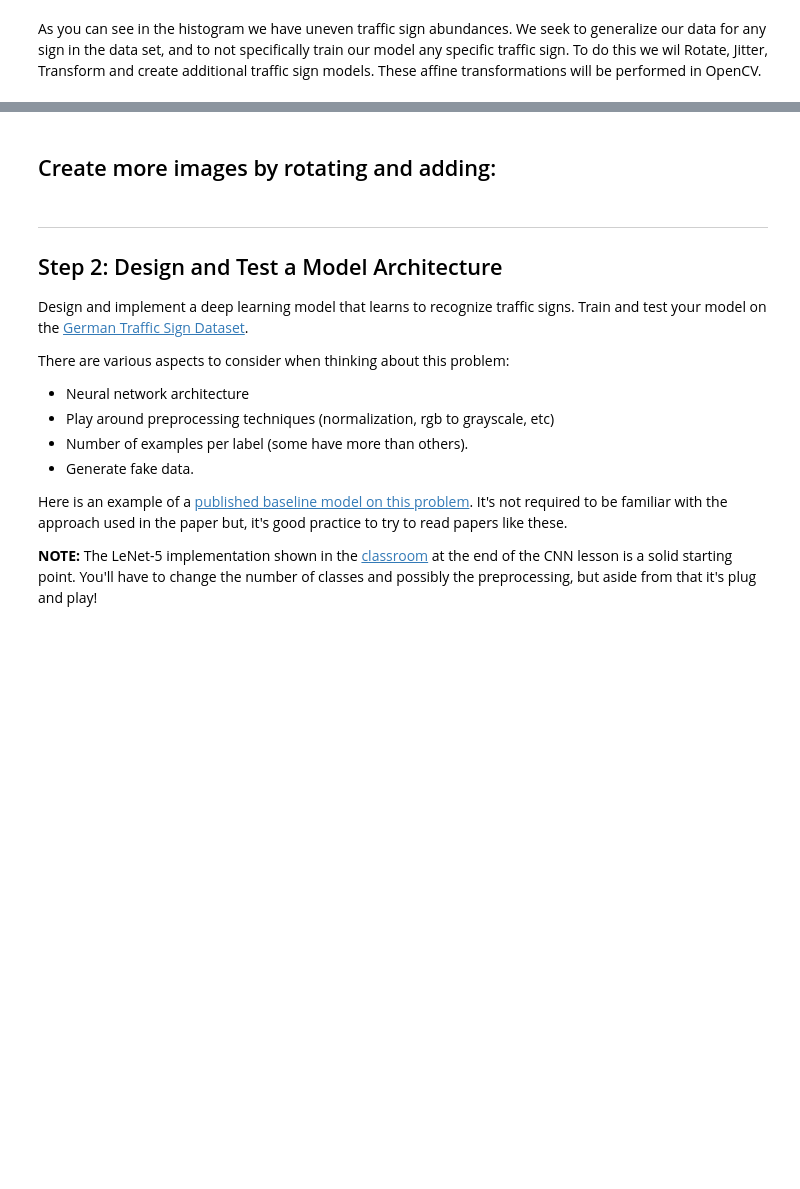
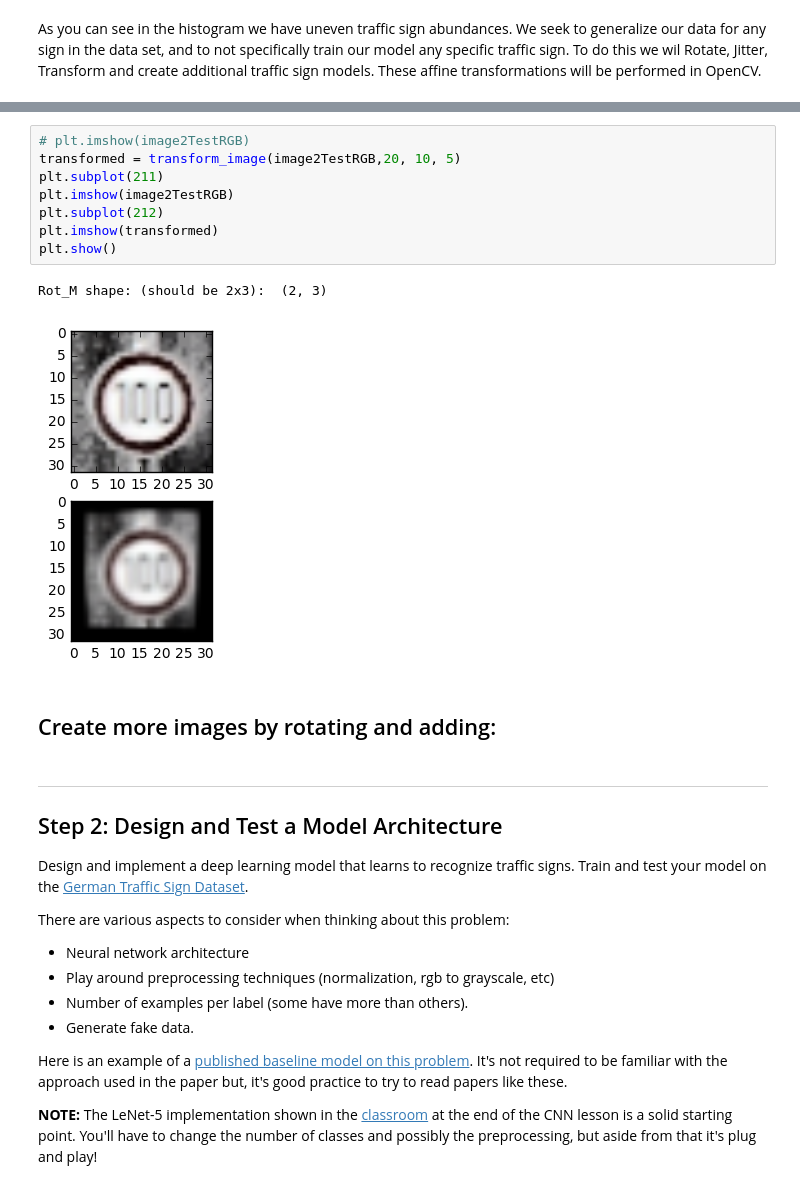
Before and after one commit to Self-Driving-Cars-LosAngeles/TrafficSignClassification, a Jupyter notebook: Traffic_Sign_Classifier_SDCLA.ipynb, the cells around one changed output, grey strips where cells are left out. Drawn from its saved outputs; the diff is of its cells as text; blank space fills up the shorter version.

Commit message:
[feature] - implements rotation translation shearing to an image input

```diff
--- a/Traffic_Sign_Classifier_SDCLA.ipynb
+++ b/Traffic_Sign_Classifier_SDCLA.ipynb
@@ -362,3 +431,14 @@ One way to create more data is to change the camera angle of the sign and apply
+# %%
+# plt.imshow(image2TestRGB)
+transformed = transform_image(image2TestRGB,20, 10, 5)
+plt.subplot(211)
+plt.imshow(image2TestRGB)
+plt.subplot(212)
+plt.imshow(transformed)
+plt.show()
+# %% [output]
+Rot_M shape: (should be 2x3):  (2, 3)
+[figure, added]
 # %% [markdown]
 ## Create more images by rotating and adding:
 # %% [markdown]
```
Also changed, not shown: parts of 12 cells of this notebook.
